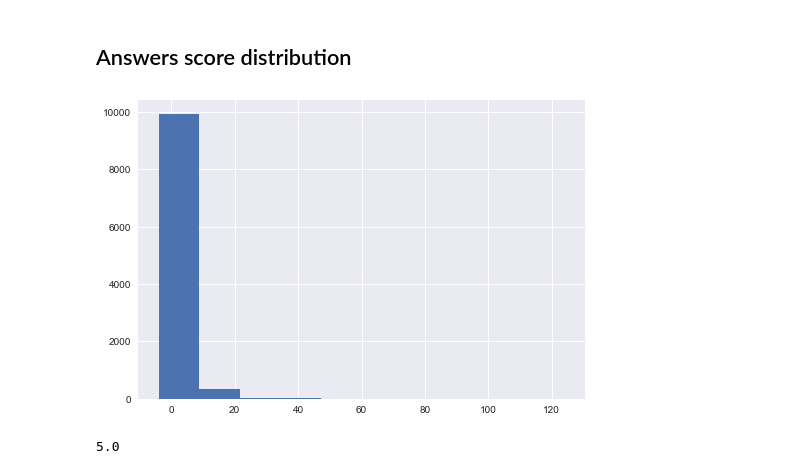
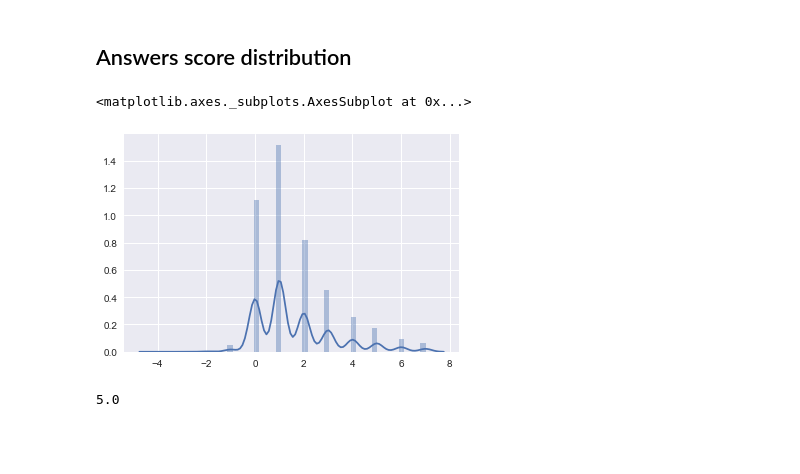
Before and after one commit to ofrik/stackoverflow-good-questions-analysis, a Jupyter notebook: Data preperation.ipynb, the cells around one changed output. Cells and saved outputs as stored; diff of their text form; code cells hidden in the pictures; blank space fills up the shorter version.

```diff
--- a/Data preperation.ipynb
+++ b/Data preperation.ipynb
@@ -138,11 +138,12 @@ low_ranked_question_threshold
 # %% [markdown]
 ## Answers score distribution
 # %%
-answers_scores = posts_df[(posts_df["post_label"]=="Answer")|(posts_df["post_label"]=="Accepted answer")]["Score"]
+answers_scores = sorted(posts_df[(posts_df["post_label"]=="Answer")|(posts_df["post_label"]=="Accepted answer")]["Score"])
-# %%
-show_distribution(answers_scores)
-# %% [output]
-[figure, removed]
+# %%
+sns.distplot(answers_scores[:int(len(answers_scores)*0.95)])
+# %% [output]
+<matplotlib.axes._subplots.AxesSubplot at 0x...>
+[figure, added]
 # %%
 high_ranked_answers_threshold = np.percentile(answers_scores, 90)
 high_ranked_answers_threshold
```
Also changed, not shown: parts of 28 cells of this notebook.
